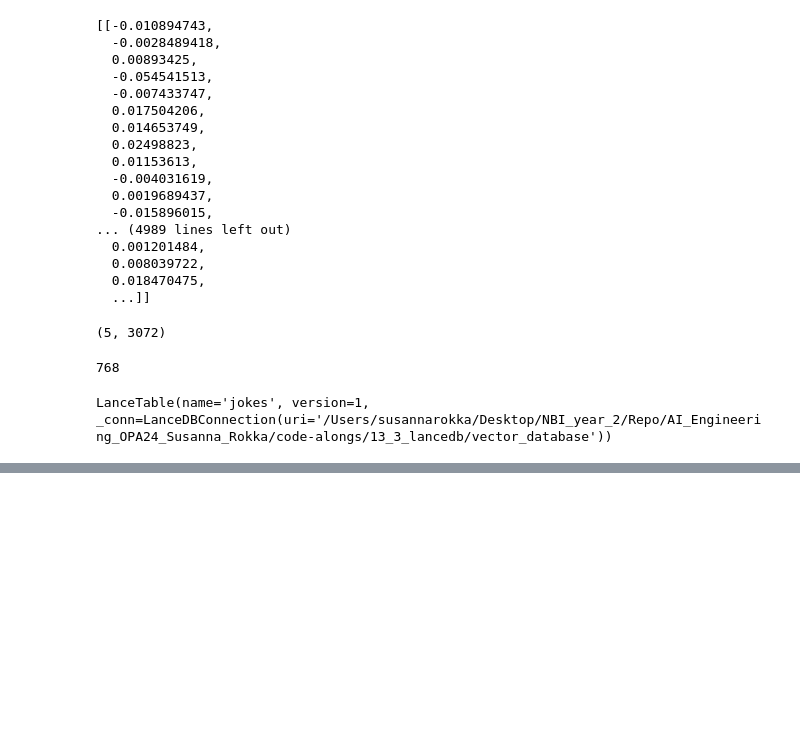
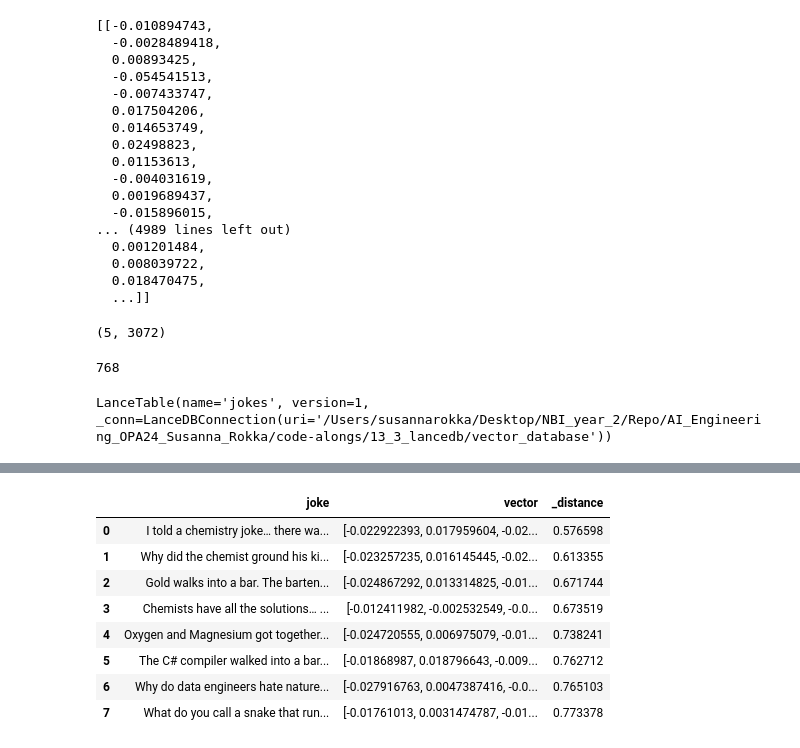
Before and after one commit to SusannaR11/AI_Engineering_OPA24_Susanna_Rokka, a Jupyter notebook: code-alongs/13_3_lancedb/lancedb_basics.ipynb, the cells around one changed output, grey strips where cells are left out. Saved outputs shown, nothing was run; the diff lists cells and outputs as text; code cells hidden in the pictures; blank space fills up the shorter version.

```diff
--- a/code-alongs/13_3_lancedb/lancedb_basics.ipynb
+++ b/code-alongs/13_3_lancedb/lancedb_basics.ipynb
@@ -193,0 +303,12 @@ LanceTable(name='jokes', version=1, _conn=LanceDBConnection(uri='/Users/susannar
+# %%
+table_jokes.search("give me chemistry related jokes").limit(8).to_pandas()
+# %% [output]
+|  | joke | vector | _distance |
+| 0 | I told a chemistry joke… there wa... | [-0.022922393, 0.017959604, -0.02... | 0.576598 |
+| 1 | Why did the chemist ground his ki... | [-0.023257235, 0.016145445, -0.02... | 0.613355 |
+| 2 | Gold walks into a bar. The barten... | [-0.024867292, 0.013314825, -0.01... | 0.671744 |
+| 3 | Chemists have all the solutions… ... | [-0.012411982, -0.002532549, -0.0... | 0.673519 |
+| 4 | Oxygen and Magnesium got together... | [-0.024720555, 0.006975079, -0.01... | 0.738241 |
+| 5 | The C# compiler walked into a bar... | [-0.01868987, 0.018796643, -0.009... | 0.762712 |
+| 6 | Why do data engineers hate nature... | [-0.027916763, 0.0047387416, -0.0... | 0.765103 |
+| 7 | What do you call a snake that run... | [-0.01761013, 0.0031474787, -0.01... | 0.773378 |
```
Also changed, not shown: parts of 17 cells of this notebook.
